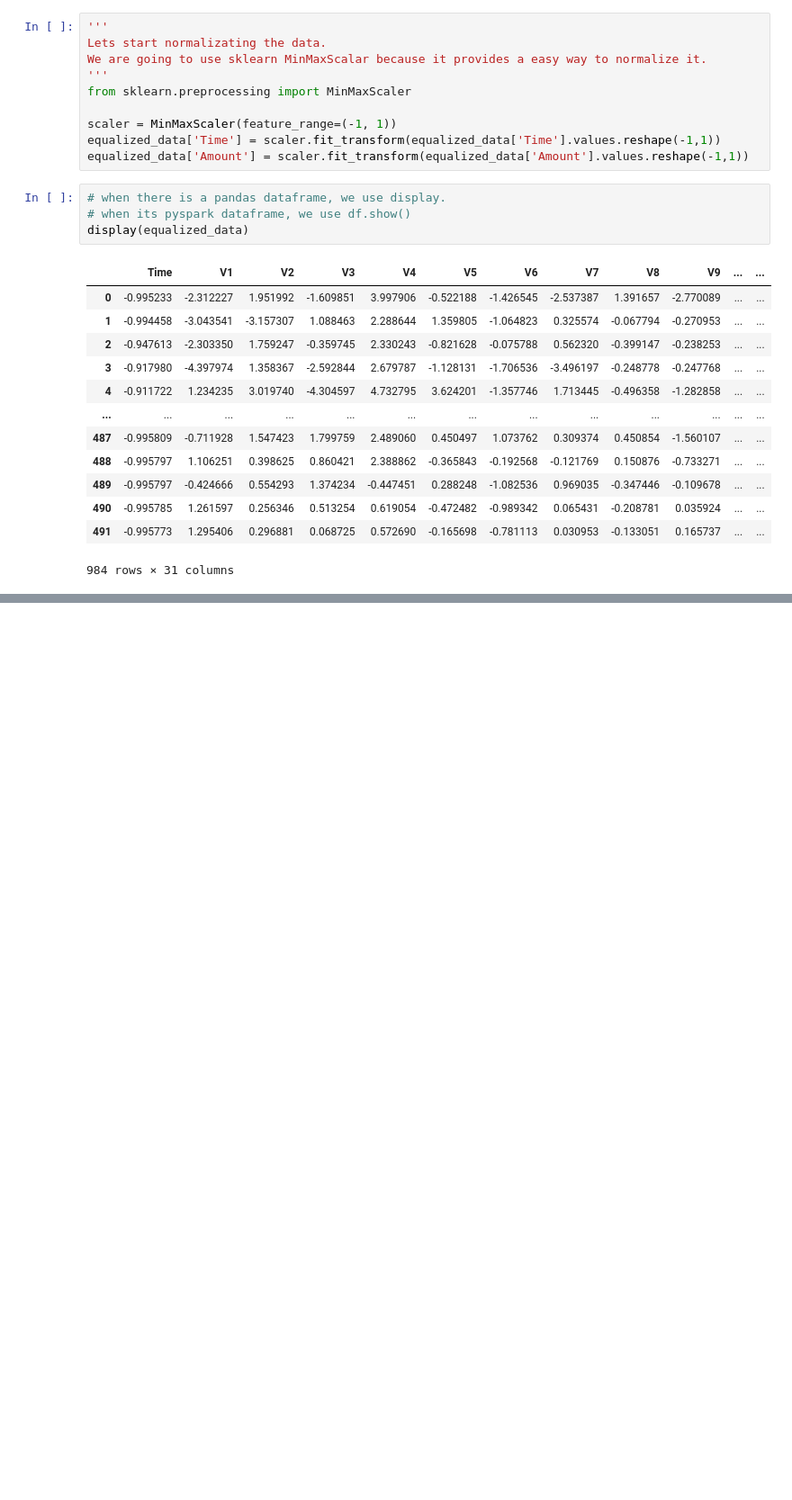
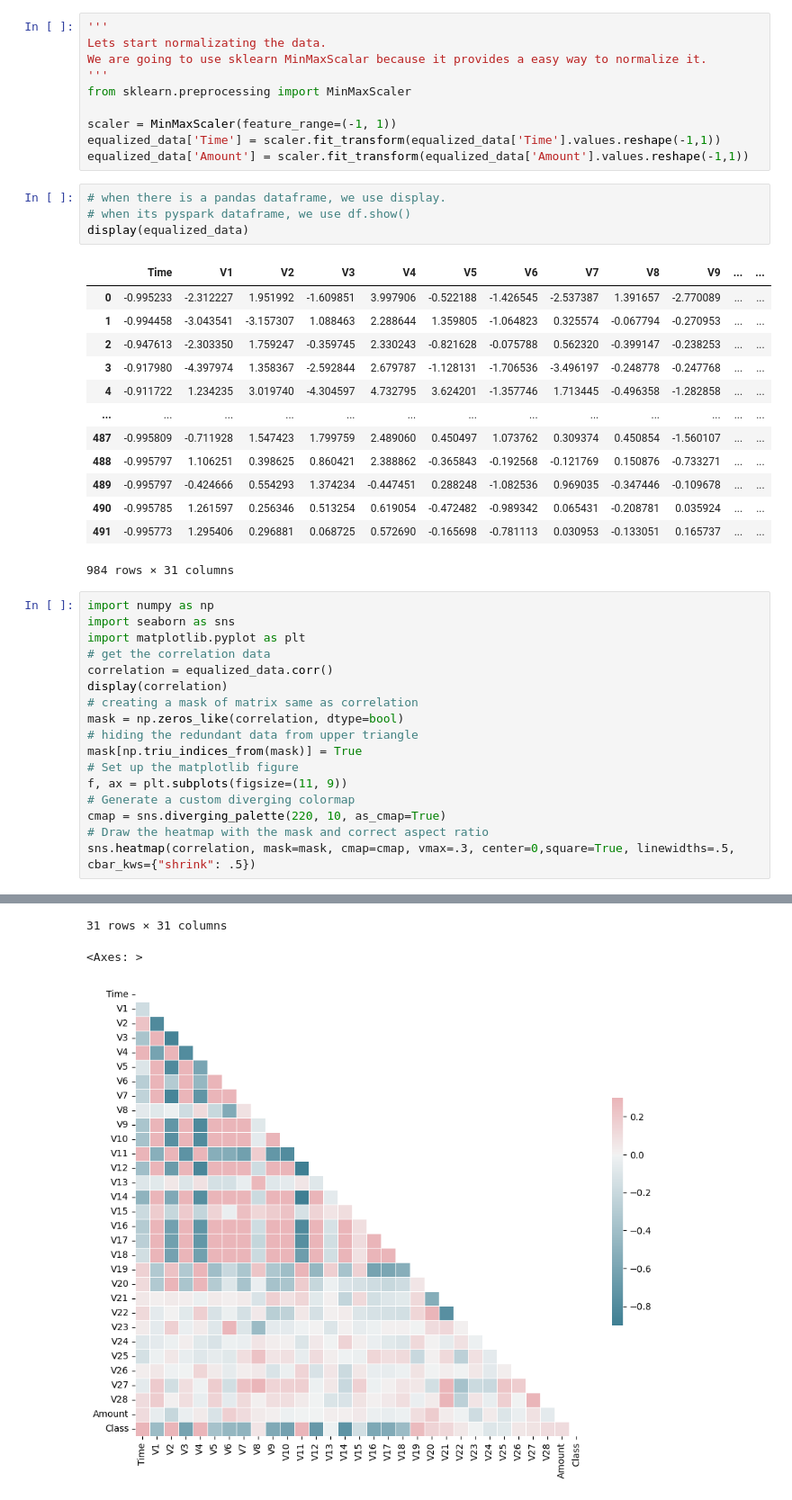
Before and after one commit to LINSANITY03/Fraud_Detection_System, a Jupyter notebook: notebooks/data_preprocessing.ipynb, the cells around one changed output, grey strips where cells are left out. Shown at 90% size. Cells and saved outputs as stored; diff of their text form; blank space fills up the shorter version.

Commit message:
create a heatmap with seaborn

```diff
--- a/notebooks/data_preprocessing.ipynb
+++ b/notebooks/data_preprocessing.ipynb
@@ -52,3 +52,21 @@ display(equalized_data)
 | 490 | -0.995785 | 1.261597 | 0.256346 | 0.513254 | 0.619054 | -0.472482 | -0.989342 | 0.065431 | -0.208781 | 0.035924 | ... | ... |
 | 491 | -0.995773 | 1.295406 | 0.296881 | 0.068725 | 0.572690 | -0.165698 | -0.781113 | 0.030953 | -0.133051 | 0.165737 | ... | ... |
 984 rows × 31 columns
+# %%
+import numpy as np
+import seaborn as sns
+import matplotlib.pyplot as plt
+# get the correlation data
+correlation = equalized_data.corr()
+display(correlation)
+# creating a mask of matrix same as correlation
+mask = np.zeros_like(correlation, dtype=bool)
+# hiding the redundant data from upper triangle
+mask[np.triu_indices_from(mask)] = True
+# Set up the matplotlib figure
+f, ax = plt.subplots(figsize=(11, 9))
+# Generate a custom diverging colormap
+cmap = sns.diverging_palette(220, 10, as_cmap=True)
+# Draw the heatmap with the mask and correct aspect ratio
+sns.heatmap(correlation, mask=mask, cmap=cmap, vmax=.3, center=0,square=True, linewidths=.5, cbar_kws={"shrink": .5})
+# %% [output]
@@ -54,0 +90,3 @@ display(equalized_data)
+31 rows × 31 columns
+<Axes: >
+[figure, added]
```
Also changed, not shown: parts of 1 cell of this notebook.
